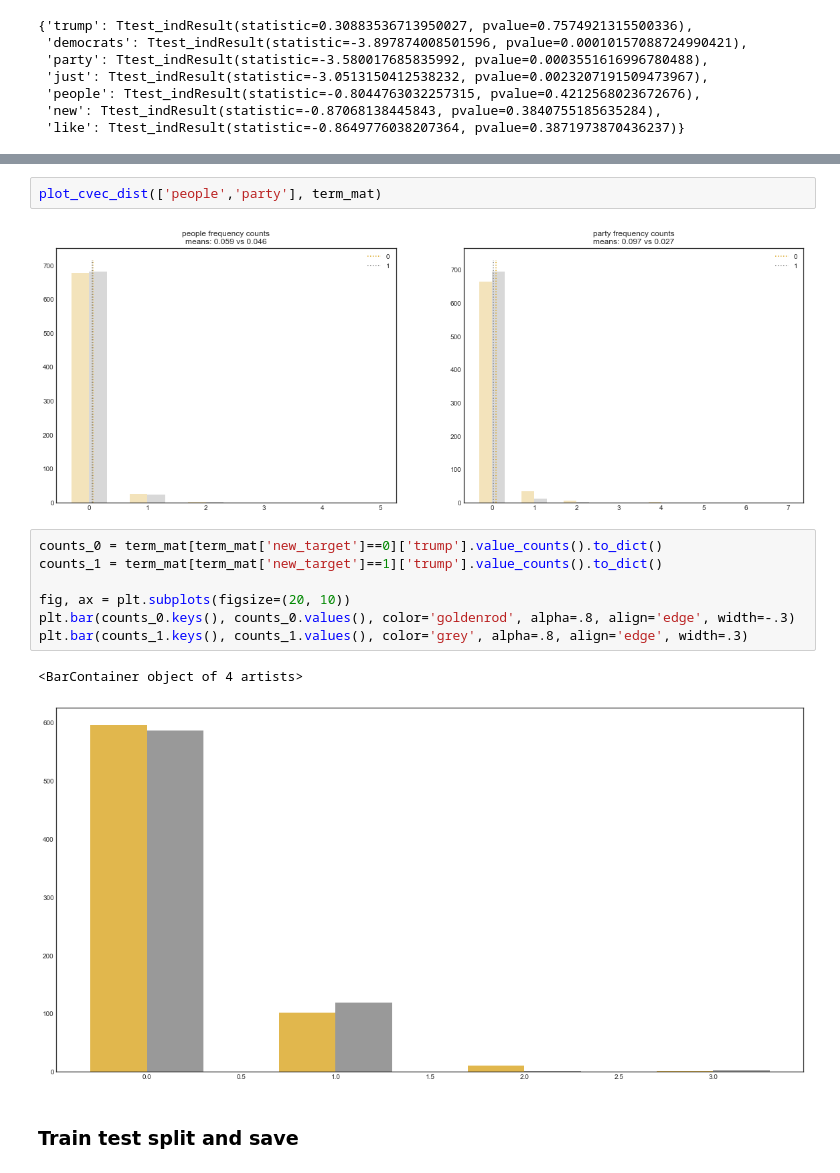
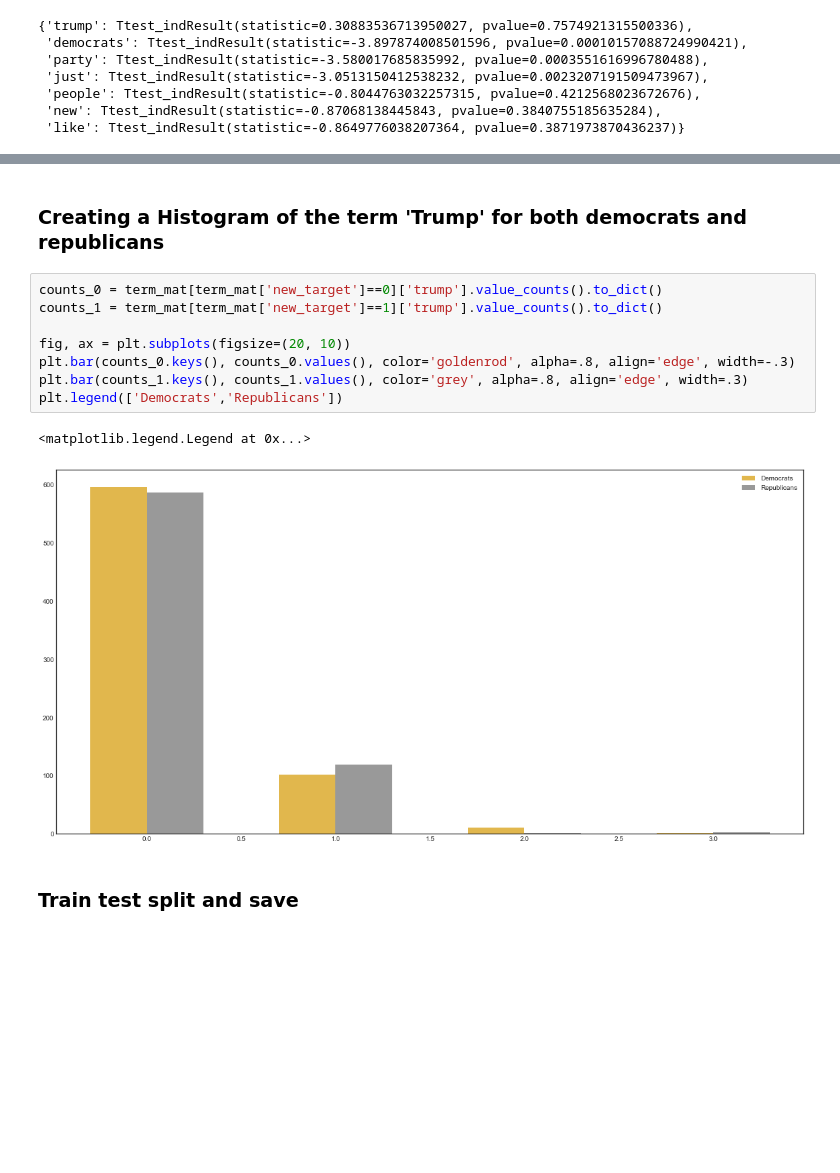
Before and after one commit to celehman44/Reddit_Scraping_Project, a Jupyter notebook: carl_lehman_la_5/Notebooks/03_Pre-proccessing_and_EDA.ipynb, the cells around one changed output, grey strips where cells are left out. Cells and saved outputs as stored; diff of their text form; blank space fills up the shorter version.

```diff
--- a/carl_lehman_la_5/Notebooks/03_Pre-proccessing_and_EDA.ipynb
+++ b/carl_lehman_la_5/Notebooks/03_Pre-proccessing_and_EDA.ipynb
@@ -256,17 +232,16 @@ plot_cvec_dist(['trump','democrats'], term_mat)
-# %%
-plot_cvec_dist(['people','party'], term_mat)
-# %% [output]
-[figure, removed]
+# %% [markdown]
+### Creating a Histogram of the term 'Trump' for both democrats and republicans
 # %%
 counts_0 = term_mat[term_mat['new_target']==0]['trump'].value_counts().to_dict()
 counts_1 = term_mat[term_mat['new_target']==1]['trump'].value_counts().to_dict()
 
 fig, ax = plt.subplots(figsize=(20, 10))
 plt.bar(counts_0.keys(), counts_0.values(), color='goldenrod', alpha=.8, align='edge', width=-.3)
 plt.bar(counts_1.keys(), counts_1.values(), color='grey', alpha=.8, align='edge', width=.3)
+plt.legend(['Democrats','Republicans'])
 # %% [output]
-<BarContainer object of 4 artists>
+<matplotlib.legend.Legend at 0x...>
-[figure, old version]
+[figure, new version]
 # %% [markdown]
 ### Train test split and save
 # %%
```
Also changed, not shown: parts of 2 cells of this notebook, 5 other files.
